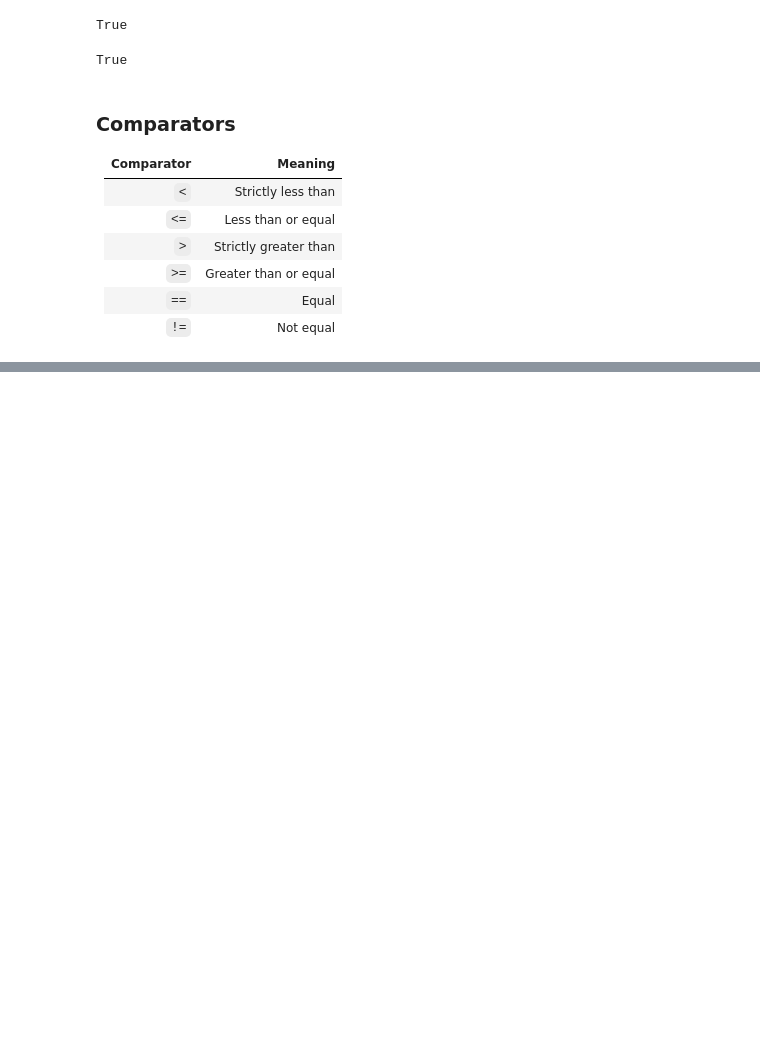
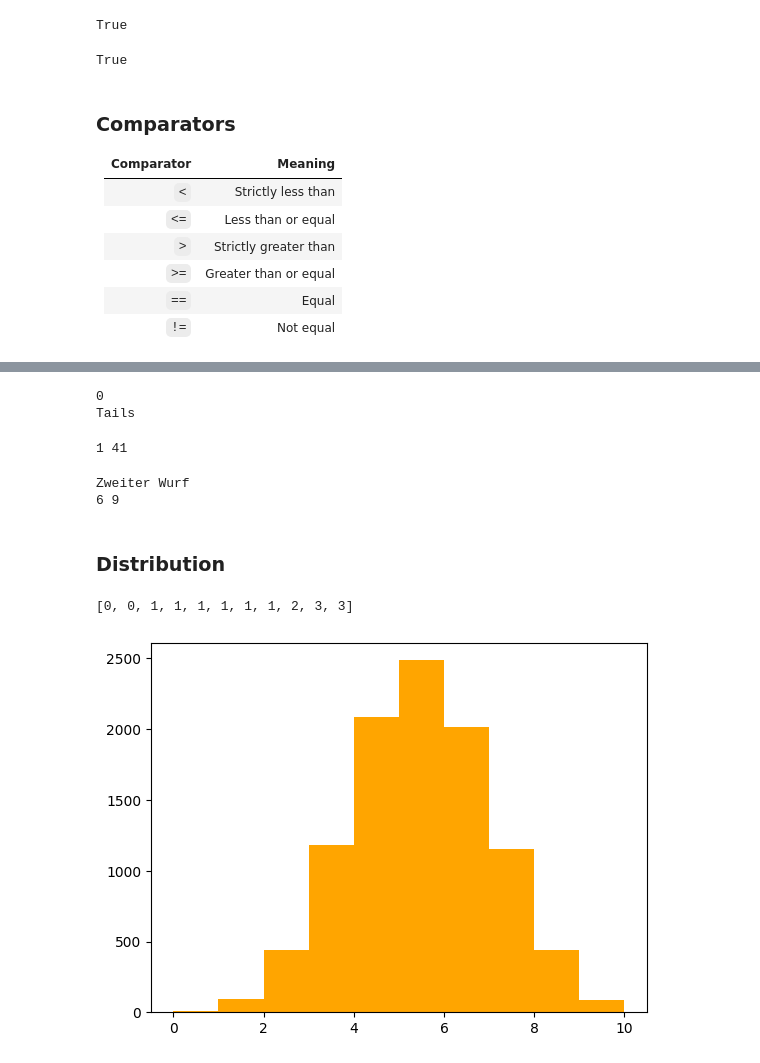
Before and after one commit to KonstantinData/Bootcamp-Analytics, a Jupyter notebook: Python/Python_Intermediate_DataCamp.ipynb, the cells around one changed output, grey strips where cells are left out. Saved outputs shown, nothing was run; the diff lists cells and outputs as text; code cells hidden in the pictures; blank space fills up the shorter version.

```diff
--- a/Python/Python_Intermediate_DataCamp.ipynb
+++ b/Python/Python_Intermediate_DataCamp.ipynb
@@ -794,0 +814,4 @@ True
+# %%
+# exsample
+x = 12
+x > 5 and x < 15
@@ -794,0 +1355,72 @@ True
+# %%
+np.random.seed(123)
+coin = np.random.randint(0,2) #  random 0: Tails or 1: Heads
+print(coin)
+
+if coin == 0:
+    print("Tails")
+
+else:
+    print("Heads")
+# %% [output]
+0
+Tails
+# %%
+dice = np.random.randint(1, 7)
+
+step = 40
+
+if dice <= 2:
+    step += 1
+elif dice <= 5:
+    step -= 1
+else:
+    step += np.random.randint(1, 7)
+print(dice, step)
+# %% [output]
+1 41
+# %%
+dice = np.random.randint(1, 7)
+
+step = 0
+
+if dice <= 5:
+    step += dice
+else:
+    print("Zweiter Wurf")
+    step += np.random.randint(1, 7) + dice
+print(dice, step)
+# %% [output]
+Zweiter Wurf
+6 9
+# %% [markdown]
+### Distribution
+# %%
+np.random.seed(123)
+tails = [0]
+
+for x in range(10):
+    coin = np.random.randint(0,2)
+    tails.append(tails[x] + coin)
+
+print(tails)
+# %% [output]
+[0, 0, 1, 1, 1, 1, 1, 1, 2, 3, 3]
+# %%
+import numpy as np
+import matplotlib.pyplot as plt
+
+np.random.seed(123)
+
+final_tails = []
+
+for x in range(10000):
+    tails = [0]
+    for x in range(10):
+        coin = np.random.randint(0,2)
+        tails.append(tails[x] + coin)
+    final_tails.append(tails[-1])
+plt.hist(final_tails, bins = 10, color= "orange" )
+plt.show()
+# %% [output]
+[figure, added]
```
Also changed, not shown: parts of 62 cells of this notebook, 1 other file.
